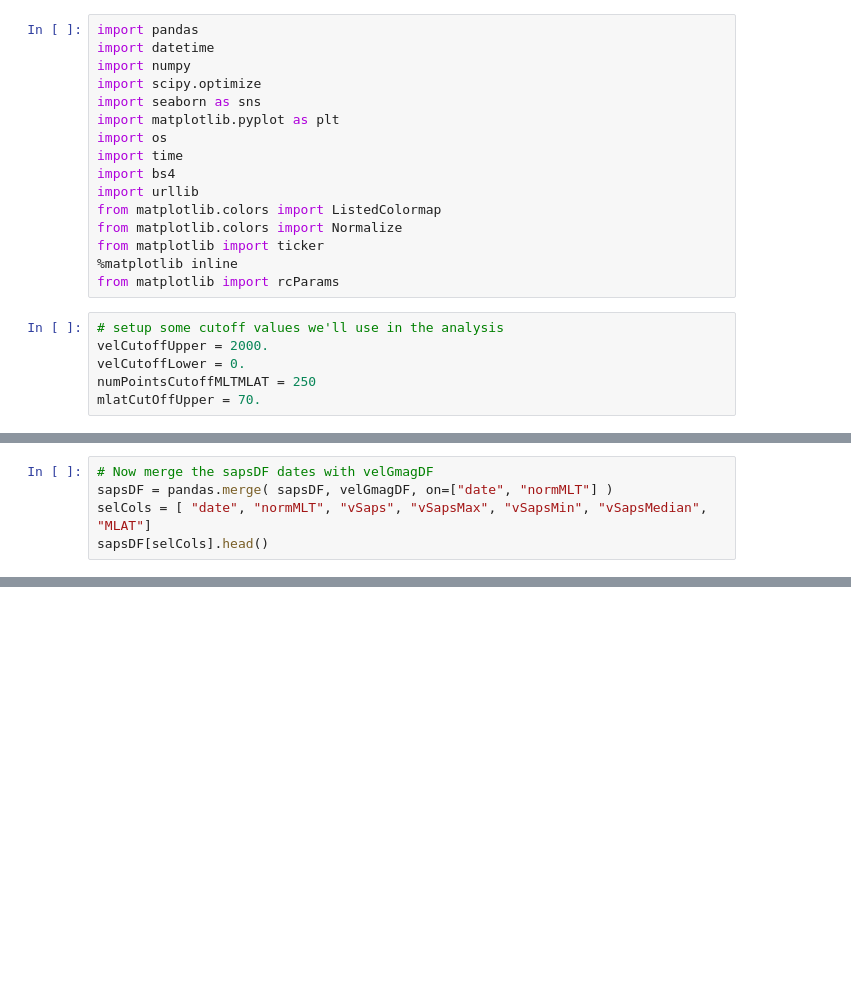
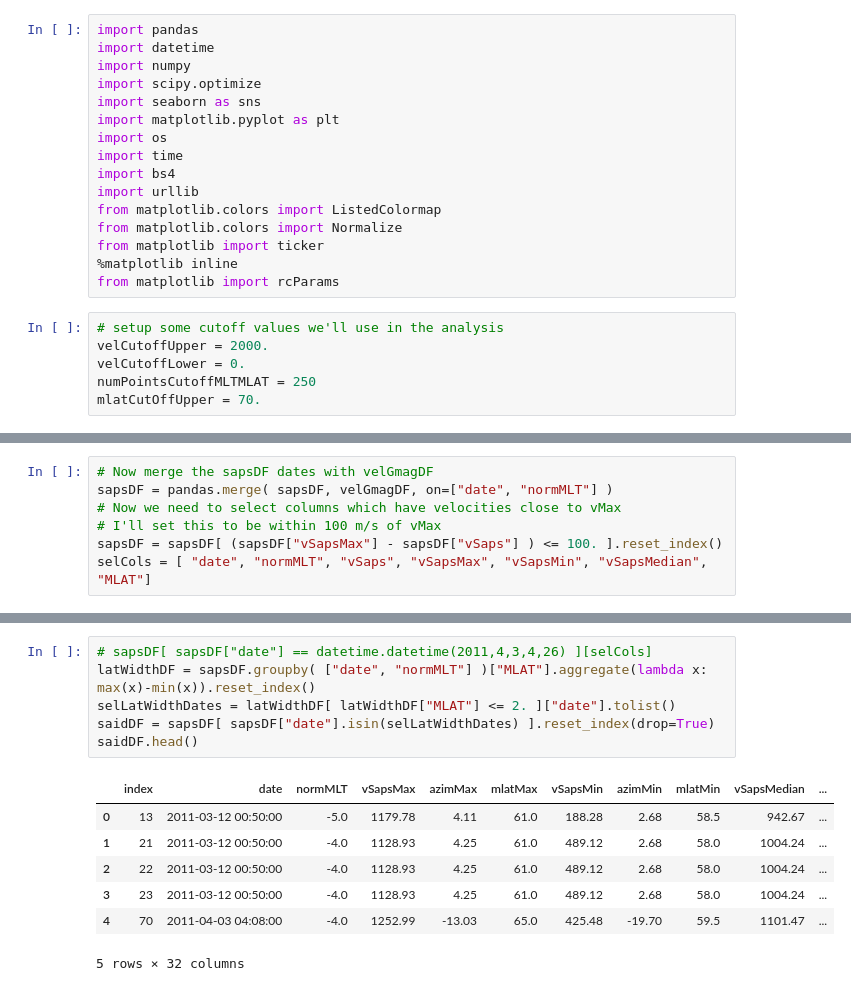
Before and after one commit to bharatreddy/vel-analys, a Jupyter notebook: ipy/said.ipynb, the cells around one changed output, grey strips where cells are left out. Saved outputs shown, nothing was run; the diff lists cells and outputs as text; blank space fills up the shorter version.

```diff
--- a/ipy/said.ipynb
+++ b/ipy/said.ipynb
@@ -95,5 +94,7 @@ sapsDF.head()
 # %%
 # Now merge the sapsDF dates with velGmagDF
 sapsDF = pandas.merge( sapsDF, velGmagDF, on=["date", "normMLT"] )
+# Now we need to select columns which have velocities close to vMax
+# I'll set this to be within 100 m/s of vMax
+sapsDF = sapsDF[ (sapsDF["vSapsMax"] - sapsDF["vSaps"] ) <= 100. ].reset_index()
 selCols = [ "date", "normMLT", "vSaps", "vSapsMax", "vSapsMin", "vSapsMedian", "MLAT"]
-sapsDF[selCols].head()
@@ -99,0 +127,14 @@ sapsDF[selCols].head()
+# %%
+# sapsDF[ sapsDF["date"] == datetime.datetime(2011,4,3,4,26) ][selCols]
+latWidthDF = sapsDF.groupby( ["date", "normMLT"] )["MLAT"].aggregate(lambda x: max(x)-min(x)).reset_index()
+selLatWidthDates = latWidthDF[ latWidthDF["MLAT"] <= 2. ]["date"].tolist()
+saidDF = sapsDF[ sapsDF["date"].isin(selLatWidthDates) ].reset_index(drop=True)
+saidDF.head()
+# %% [output]
+|  | index | date | normMLT | vSapsMax | azimMax | mlatMax | vSapsMin | azimMin | mlatMin | vSapsMedian | ... |
+| 0 | 13 | 2011-03-12 00:50:00 | -5.0 | 1179.78 | 4.11 | 61.0 | 188.28 | 2.68 | 58.5 | 942.67 | ... |
+| 1 | 21 | 2011-03-12 00:50:00 | -4.0 | 1128.93 | 4.25 | 61.0 | 489.12 | 2.68 | 58.0 | 1004.24 | ... |
+| 2 | 22 | 2011-03-12 00:50:00 | -4.0 | 1128.93 | 4.25 | 61.0 | 489.12 | 2.68 | 58.0 | 1004.24 | ... |
+| 3 | 23 | 2011-03-12 00:50:00 | -4.0 | 1128.93 | 4.25 | 61.0 | 489.12 | 2.68 | 58.0 | 1004.24 | ... |
+| 4 | 70 | 2011-04-03 04:08:00 | -4.0 | 1252.99 | -13.03 | 65.0 | 425.48 | -19.70 | 59.5 | 1101.47 | ... |
+5 rows × 32 columns
```
Also changed, not shown: parts of 5 cells of this notebook.
